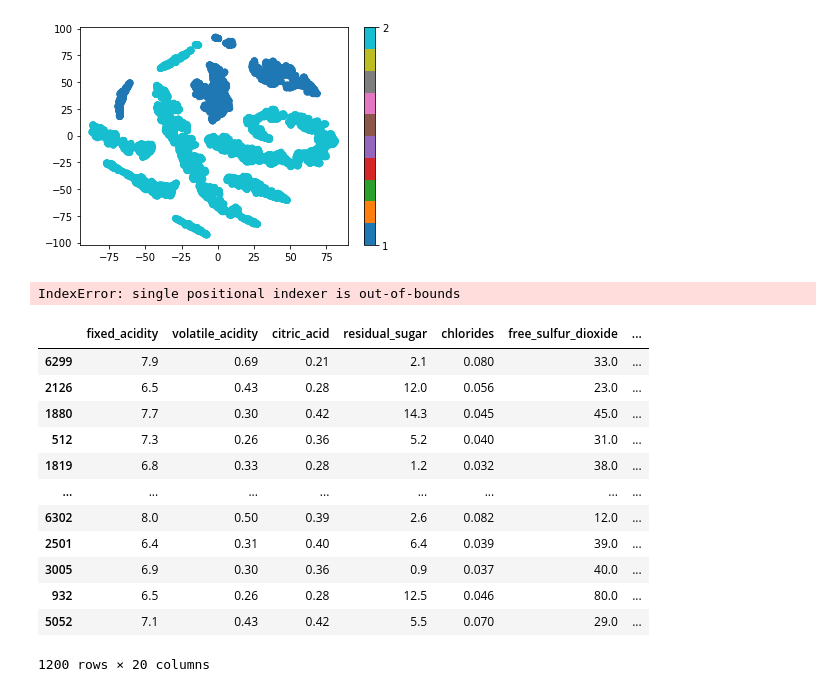
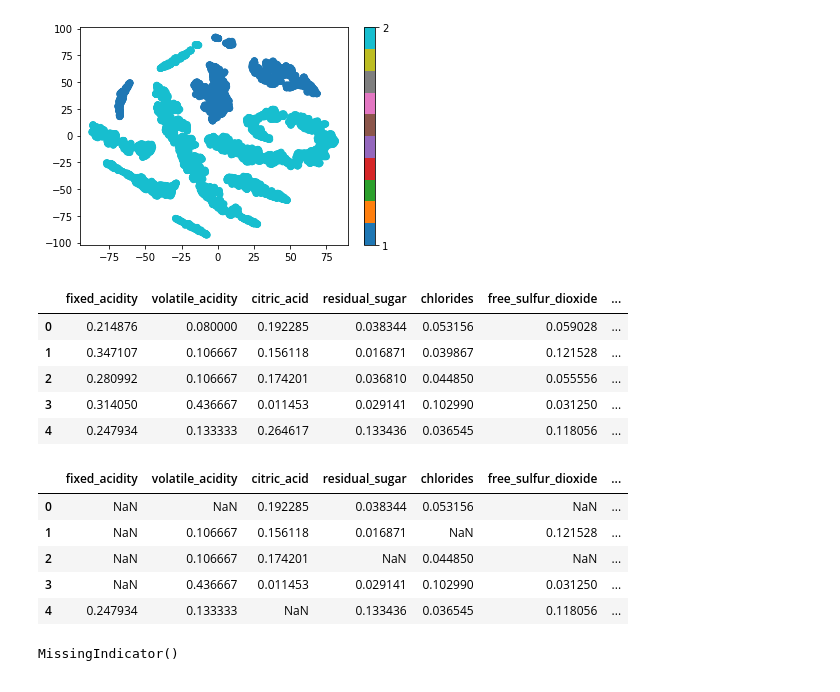
Before and after one commit to awright101/thesis_work_gaialens, a Jupyter notebook: Wine_Dataset_Work.ipynb, the cells around one changed output. Cells and saved outputs as stored; diff of their text form; code cells hidden in the pictures.

```diff
--- a/Wine_Dataset_Work.ipynb
+++ b/Wine_Dataset_Work.ipynb
@@ -51,8 +51,8 @@ df.iloc[0,4]
 Need to figure out some random locs to sub sample, we can do this based on a percentage of rows/colums or total points
 # %%
 def random_loc(data_frame_shape):
-    col = np.random.randint(0,dfshape[1])
-    row = np.random.randint(0,dfshape[0])
+    col = np.random.randint(0,data_frame_shape[1])
+    row = np.random.randint(0,data_frame_shape[0])
     return row,col
 # %%
 random_loc(dfshape)
@@ -134,4 +95,4 @@ from sklearn.preprocessing import MinMaxScaler
 # %%
 scaler = MinMaxScaler()
 scaler.fit(df.to_numpy())
-df_scaled = scaler.transform(df.to_numpy())
+df_scaled = pd.DataFrame(data=scaler.transform(df.to_numpy()),columns=df.columns)
@@ -240,26 +200,33 @@ plot_latent_space(darray[100:,:],model,wine_df['wine_type'].iloc[100:])
 # %% [output]
 [figure]
 # %%
-df_shuffle = df.sample(frac=1)
-df_test    = df_shuffle.iloc[-1200:,:].reset_index(drop=True)
+df_shuffle = df_scaled.sample(frac=1)
+df_test    = df_shuffle.iloc[:,:].reset_index(drop=True)
 df_train   = df_shuffle.iloc[:-1200,:].reset_index(drop=True)
 #roughly 20% train test split
+# %%
+df_test.head(5)
+# %% [output]
+|  | fixed_acidity | volatile_acidity | citric_acid | residual_sugar | chlorides | free_sulfur_dioxide | ... |
+| 0 | 0.214876 | 0.080000 | 0.192285 | 0.038344 | 0.053156 | 0.059028 | ... |
+| 1 | 0.347107 | 0.106667 | 0.156118 | 0.016871 | 0.039867 | 0.121528 | ... |
+| 2 | 0.280992 | 0.106667 | 0.174201 | 0.036810 | 0.044850 | 0.055556 | ... |
+| 3 | 0.314050 | 0.436667 | 0.011453 | 0.029141 | 0.102990 | 0.031250 | ... |
+| 4 | 0.247934 | 0.133333 | 0.264617 | 0.133436 | 0.036545 | 0.118056 | ... |
 # %%
-induce_missingness(df_test,0.3)
+df_test_with_nans = induce_missingness(df_test,0.5)
-# %% [output]
-IndexError: single positional indexer is out-of-bounds
 # %%
+df_test_with_nans.head(5)
 # %% [output]
 |  | fixed_acidity | volatile_acidity | citric_acid | residual_sugar | chlorides | free_sulfur_dioxide | ... |
-| 6299 | 7.9 | 0.69 | 0.21 | 2.1 | 0.080 | 33.0 | ... |
-| 2126 | 6.5 | 0.43 | 0.28 | 12.0 | 0.056 | 23.0 | ... |
-| 1880 | 7.7 | 0.30 | 0.42 | 14.3 | 0.045 | 45.0 | ... |
-| 512 | 7.3 | 0.26 | 0.36 | 5.2 | 0.040 | 31.0 | ... |
-| 1819 | 6.8 | 0.33 | 0.28 | 1.2 | 0.032 | 38.0 | ... |
-| ... | ... | ... | ... | ... | ... | ... | ... |
-| 6302 | 8.0 | 0.50 | 0.39 | 2.6 | 0.082 | 12.0 | ... |
-| 2501 | 6.4 | 0.31 | 0.40 | 6.4 | 0.039 | 39.0 | ... |
-| 3005 | 6.9 | 0.30 | 0.36 | 0.9 | 0.037 | 40.0 | ... |
-| 932 | 6.5 | 0.26 | 0.28 | 12.5 | 0.046 | 80.0 | ... |
-| 5052 | 7.1 | 0.43 | 0.42 | 5.5 | 0.070 | 29.0 | ... |
+| 0 | NaN | NaN | 0.192285 | 0.038344 | 0.053156 | NaN | ... |
+| 1 | NaN | 0.106667 | 0.156118 | 0.016871 | NaN | 0.121528 | ... |
+| 2 | NaN | 0.106667 | 0.174201 | NaN | 0.044850 | NaN | ... |
+| 3 | NaN | 0.436667 | 0.011453 | 0.029141 | 0.102990 | 0.031250 | ... |
+| 4 | 0.247934 | 0.133333 | NaN | 0.133436 | 0.036545 | 0.118056 | ... |
-1200 rows × 20 columns
+# %%
+from sklearn.impute import MissingIndicator
+indicator = MissingIndicator()
+indicator.fit(df_test_with_nans)
+# %% [output]
+MissingIndicator()
```
Also changed, not shown: parts of 27 cells of this notebook, 1 other file.
